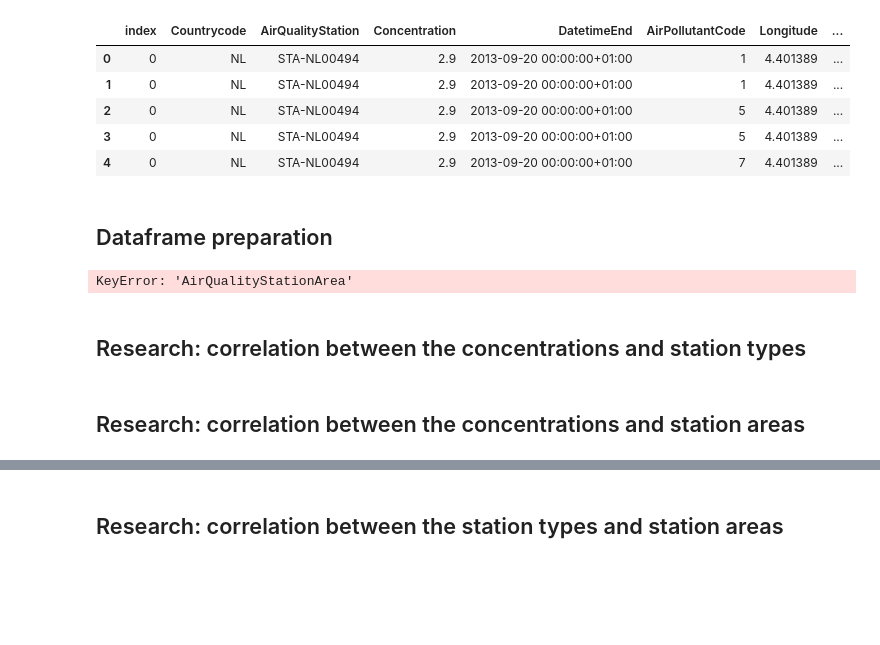
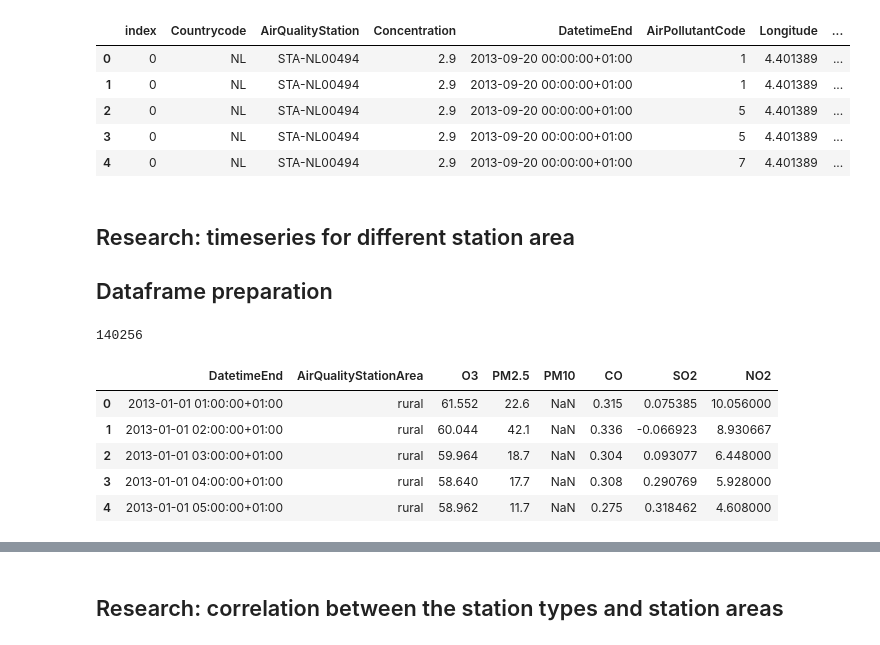
Before and after one commit to AlexandraNasonova/air_pollution_predict, a Jupyter notebook: airpollpredictor/eda/aqeda.ipynb, the cells around one changed output, grey strips where cells are left out. Drawn from its saved outputs; the diff is of its cells as text; code cells hidden in the pictures; blank space fills up the shorter version.

```diff
--- a/airpollpredictor/eda/aqeda.ipynb
+++ b/airpollpredictor/eda/aqeda.ipynb
@@ -336,17 +339,22 @@ Index(['index', 'Countrycode', 'AirQualityStation', 'Concentration',
 | 3 | 0 | NL | STA-NL00494 | 2.9 | 2013-09-20 00:00:00+01:00 | 5 | 4.401389 | ... |
 | 4 | 0 | NL | STA-NL00494 | 2.9 | 2013-09-20 00:00:00+01:00 | 7 | 4.401389 | ... |
 # %% [markdown]
+## Research: timeseries for different station area
 ## Dataframe preparation
 # %%
-df_group_station_area_list = list()
+df_area_list = list()
 for i in range(len(POLLUTANTS_CODES)):
-    df_group_station_area_list.append(df_list[i].groupby('AirQualityStationArea')['Concentration'].mean().to_frame())
-    df_group_station_area_list[i].rename(columns={'Concentration': POLLUTANTS_CODES_NAMES[POLLUTANTS_CODES[i]]}, inplace=True)
+    df_area_list.append(df_list[i].groupby(['AirQualityStationArea', 'DatetimeEnd'], as_index=False)['Concentration'].mean())
+    df_area_list[i].rename(columns={'Concentration': POLLUTANTS_CODES_NAMES[POLLUTANTS_CODES[i]]}, inplace=True)
 
-df_ts = reduce(lambda df1, df2: df1.merge(df2, how='outer', left_on=['AirQualityStationArea'], right_on=['AirQualityStationArea']), df_mean_list)
-print(df_ts.shape[0])
-df_ts.head()
+df_area = reduce(lambda df1, df2: df1.merge(df2, how='outer', left_on=['AirQualityStationArea', 'DatetimeEnd'], right_on=['AirQualityStationArea', 'DatetimeEnd']), df_area_list)
+print(df_area.shape[0])
+df_area.head()
 # %% [output]
-KeyError: 'AirQualityStationArea'
+140256
+|  | DatetimeEnd | AirQualityStationArea | O3 | PM2.5 | PM10 | CO | SO2 | NO2 |
+| 0 | 2013-01-01 01:00:00+01:00 | rural | 61.552 | 22.6 | NaN | 0.315 | 0.075385 | 10.056000 |
+| 1 | 2013-01-01 02:00:00+01:00 | rural | 60.044 | 42.1 | NaN | 0.336 | -0.066923 | 8.930667 |
+| 2 | 2013-01-01 03:00:00+01:00 | rural | 59.964 | 18.7 | NaN | 0.304 | 0.093077 | 6.448000 |
+| 3 | 2013-01-01 04:00:00+01:00 | rural | 58.640 | 17.7 | NaN | 0.308 | 0.290769 | 5.928000 |
+| 4 | 2013-01-01 05:00:00+01:00 | rural | 58.962 | 11.7 | NaN | 0.275 | 0.318462 | 4.608000 |
-# %% [markdown]
-## Research: correlation between the concentrations and station types
@@ -360,2 +360,0 @@ for i in range(len(POLLUTANTS_CODES)):
-# %% [markdown]
-## Research: correlation between the concentrations and station areas
```
Also changed, not shown: parts of 11 cells of this notebook.
